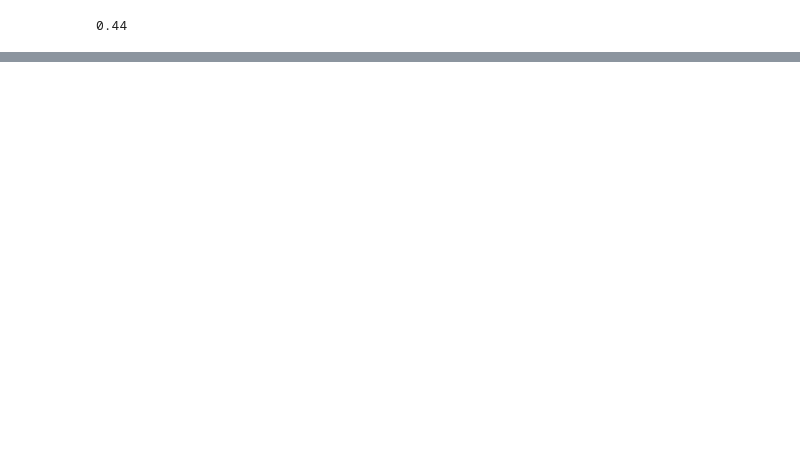
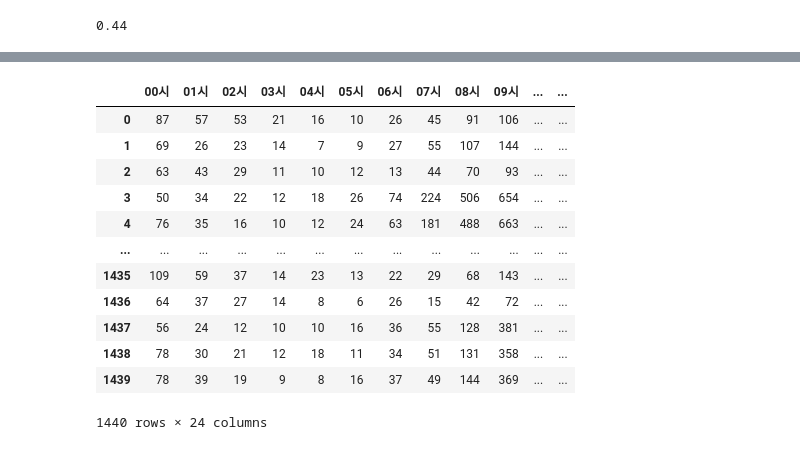
Before and after one commit to heokyusung/POSCO-Holdings, a Jupyter notebook: week1.ipynb, the cells around one changed output, grey strips where cells are left out. Cells and saved outputs as stored; diff of their text form; code cells hidden in the pictures; blank space fills up the shorter version.

```diff
--- a/week1.ipynb
+++ b/week1.ipynb
@@ -887,0 +971,16 @@ F1 Micro: 0.44
+# %%
+X
+# %% [output]
+|  | 00시 | 01시 | 02시 | 03시 | 04시 | 05시 | 06시 | 07시 | 08시 | 09시 | ... | ... |
+| 0 | 87 | 57 | 53 | 21 | 16 | 10 | 26 | 45 | 91 | 106 | ... | ... |
+| 1 | 69 | 26 | 23 | 14 | 7 | 9 | 27 | 55 | 107 | 144 | ... | ... |
+| 2 | 63 | 43 | 29 | 11 | 10 | 12 | 13 | 44 | 70 | 93 | ... | ... |
+| 3 | 50 | 34 | 22 | 12 | 18 | 26 | 74 | 224 | 506 | 654 | ... | ... |
+| 4 | 76 | 35 | 16 | 10 | 12 | 24 | 63 | 181 | 488 | 663 | ... | ... |
+| ... | ... | ... | ... | ... | ... | ... | ... | ... | ... | ... | ... | ... |
+| 1435 | 109 | 59 | 37 | 14 | 23 | 13 | 22 | 29 | 68 | 143 | ... | ... |
+| 1436 | 64 | 37 | 27 | 14 | 8 | 6 | 26 | 15 | 42 | 72 | ... | ... |
+| 1437 | 56 | 24 | 12 | 10 | 10 | 16 | 36 | 55 | 128 | 381 | ... | ... |
+| 1438 | 78 | 30 | 21 | 12 | 18 | 11 | 34 | 51 | 131 | 358 | ... | ... |
+| 1439 | 78 | 39 | 19 | 9 | 8 | 16 | 37 | 49 | 144 | 369 | ... | ... |
+1440 rows × 24 columns
```
Also changed, not shown: parts of 33 cells of this notebook, 3 other files.
